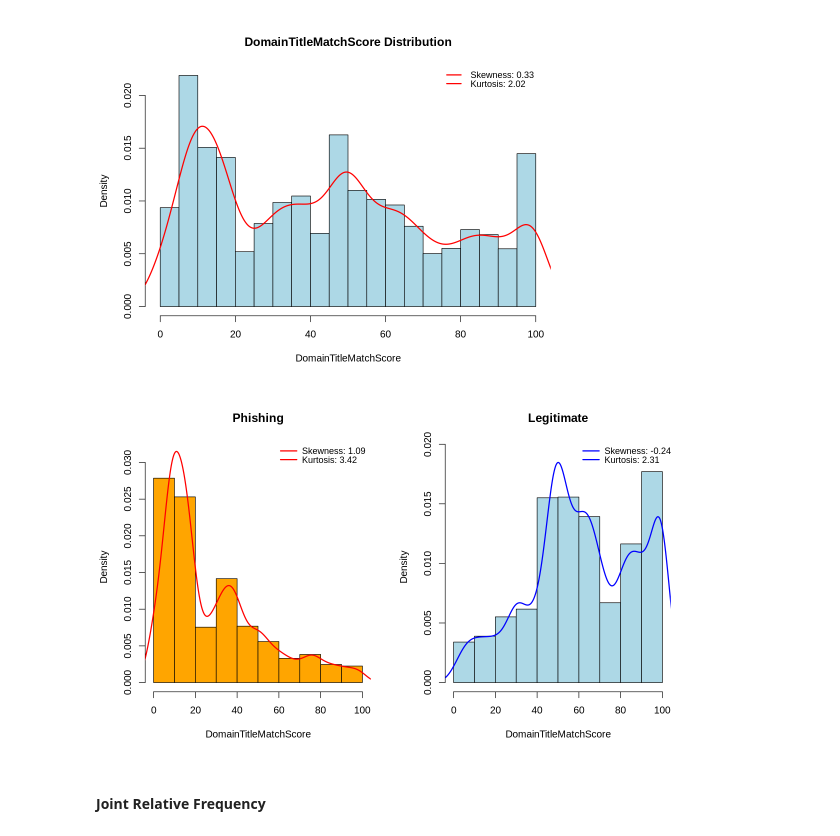
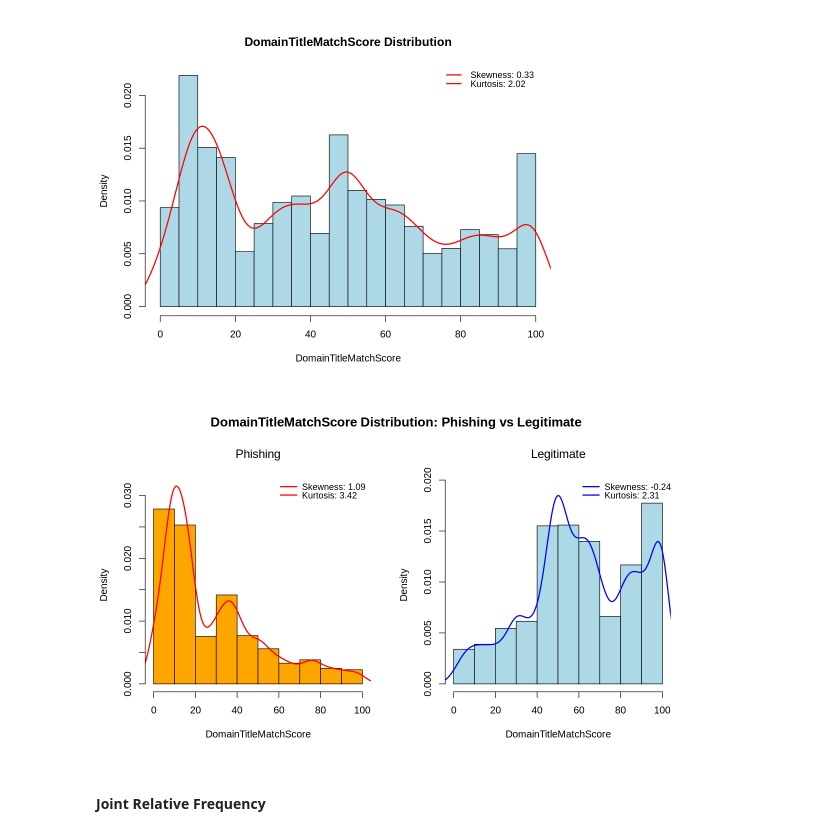
Before and after one commit to raffaele-aurucci/Phishing_URLs_Analysis, a Jupyter notebook: 5.preprocessing_synthetic_ds.ipynb, the cells around one changed output. Cells and saved outputs as stored; diff of their text form; code cells hidden in the pictures.

```diff
--- a/5.preprocessing_synthetic_ds.ipynb
+++ b/5.preprocessing_synthetic_ds.ipynb
@@ -886,6 +918,9 @@ legend("topright",
 [figure]
 # %%
 options(repr.plot.width = 10, repr.plot.height = 6)
+
+# External margin
+par(mfrow = c(1, 2), oma = c(0, 0, 3, 0))
 
 dens_0 <- density(df_0$DomainTitleMatchScore)
 dens_1 <- density(df_1$DomainTitleMatchScore)
@@ -907,7 +942,8 @@ hist(df_0$DomainTitleMatchScore,
      col = "orange",
      border = "black",
      freq = FALSE,
-     ylim = c(0, max(dens_0$y))
+     ylim = c(0, max(dens_0$y)),
+     font.main = 1
      )
 
 lines(dens_0, col = "red", lwd = 2)
@@ -916,37 +952,41 @@ legend("topright",
        legend = c(paste("Skewness:", round(skw_value_0, 2)),
                   paste("Kurtosis:", round(kurtosis_value_0, 2))),
        col = c("red", "red"),
        lty = c(1,1),
        lwd = c(2,2),
        bty = "n",
        cex = 0.9, inset = c(-0.20, 0), seg.len = 1.2, x.intersp = 0.4)
 
 
 # Legitimate
 hist(df_1$DomainTitleMatchScore,
      main = "Legitimate",
      xlab = "DomainTitleMatchScore",
      ylab = "Density",
      col = "lightblue",
      border = "black",
      freq = FALSE,
-     ylim = c(0, max(dens_1$y * 1.05)))
+     ylim = c(0, max(dens_1$y * 1.05)),
+     font.main = 1)
 
 lines(dens_1, col = "blue", lwd = 2)
 
 legend("topright",
        legend = c(paste("Skewness:", round(skw_value_1, 2)),
                   paste("Kurtosis:", round(kurtosis_value_1, 2))),
        col = c("blue", "blue"),
        lty = c(1,1),
        lwd = c(2,2),
        bty = "n",
        cex = 0.9, inset = c(-0.25, 0), seg.len = 1.2, x.intersp = 0.4)
 
-# Reset layout
-par(mfrow = c(1, 1))
+# Title
+mtext("DomainTitleMatchScore Distribution: Phishing vs Legitimate", outer = TRUE, cex = 1.3, font = 2)
+
+# Reset Layout
+par(mfrow = c(1, 1), oma = c(0, 0, 0, 0))
 # %% [output]
-[figure, old version]
+[figure, new version]
 # %% [markdown]
 #### Joint Relative Frequency
 # %%
```
Also changed, not shown: parts of 18 cells of this notebook, 1 other file.
